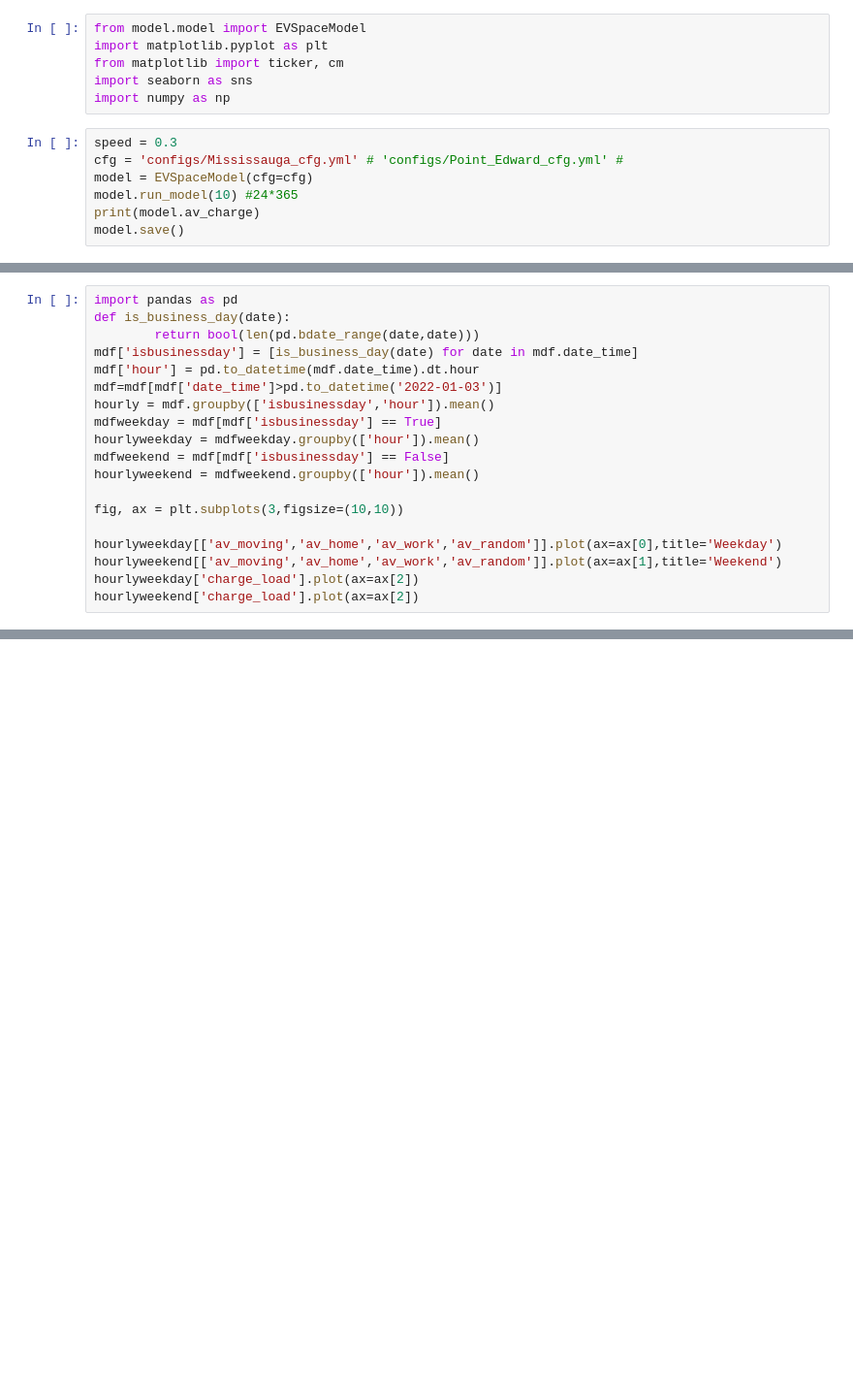
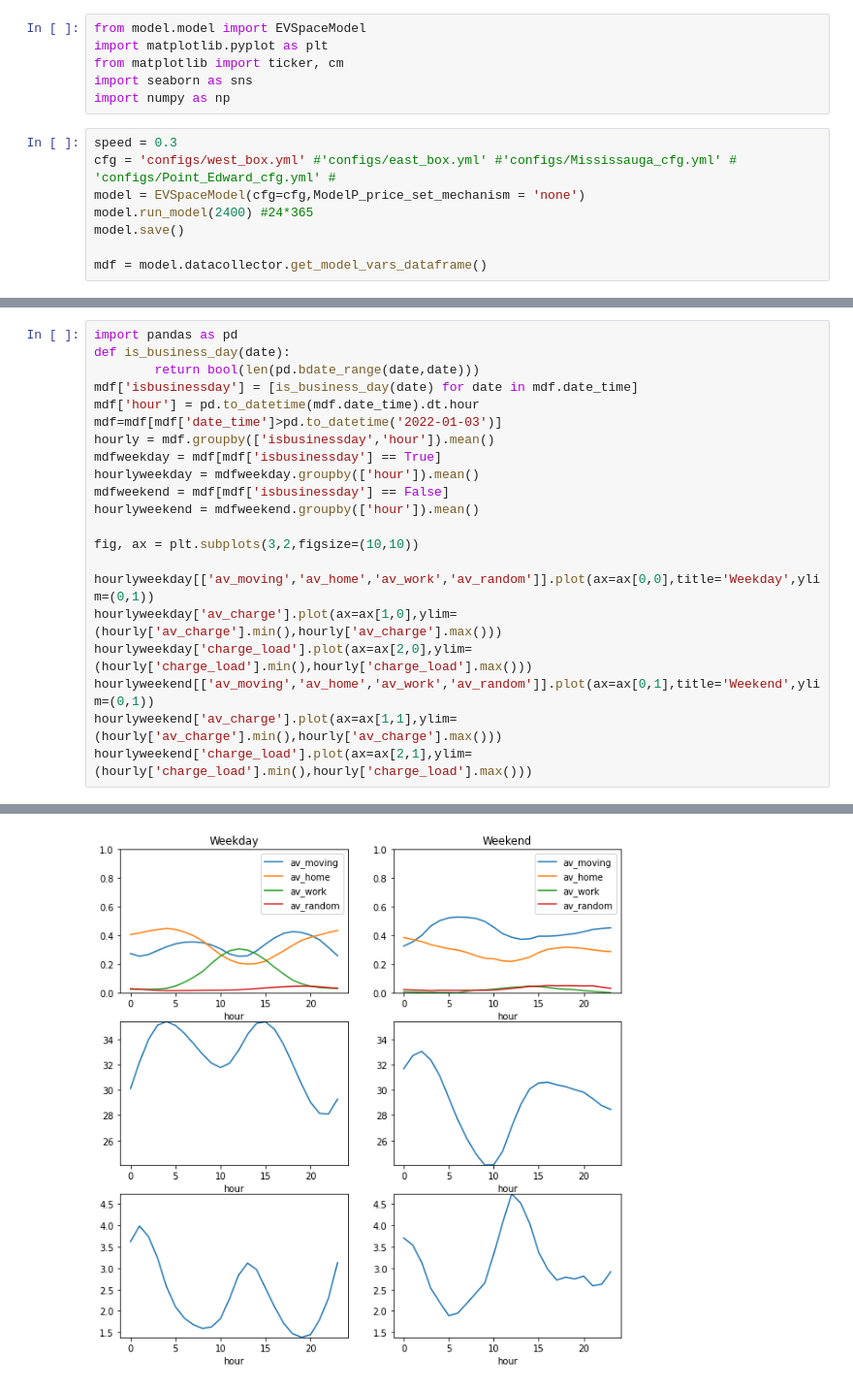
Before and after one commit to sm634/EVlution, a Jupyter notebook: EVs/local_run_nb.ipynb, the cells around one changed output, grey strips where cells are left out. Shown: that part at 97% size. Saved outputs shown, nothing was run; the diff lists cells and outputs as text; blank space fills up the shorter version.

```diff
--- a/EVs/local_run_nb.ipynb
+++ b/EVs/local_run_nb.ipynb
@@ -6,8 +6,9 @@ import seaborn as sns
 import numpy as np
 # %%
 speed = 0.3
-cfg = 'configs/Mississauga_cfg.yml' # 'configs/Point_Edward_cfg.yml' #
-model = EVSpaceModel(cfg=cfg)
-model.run_model(10) #24*365
-print(model.av_charge)
+cfg = 'configs/west_box.yml' #'configs/east_box.yml' #'configs/Mississauga_cfg.yml' # 'configs/Point_Edward_cfg.yml' #
+model = EVSpaceModel(cfg=cfg,ModelP_price_set_mechanism = 'none')
+model.run_model(2400) #24*365
 model.save()
+
+mdf = model.datacollector.get_model_vars_dataframe()
@@ -47,9 +46,12 @@ hourlyweekday = mdfweekday.groupby(['hour']).mean()
 mdfweekend = mdf[mdf['isbusinessday'] == False]
 hourlyweekend = mdfweekend.groupby(['hour']).mean()
 
-fig, ax = plt.subplots(3,figsize=(10,10))
+fig, ax = plt.subplots(3,2,figsize=(10,10))
 
-hourlyweekday[['av_moving','av_home','av_work','av_random']].plot(ax=ax[0],title='Weekday')
-hourlyweekend[['av_moving','av_home','av_work','av_random']].plot(ax=ax[1],title='Weekend')
-hourlyweekday['charge_load'].plot(ax=ax[2])
-hourlyweekend['charge_load'].plot(ax=ax[2])
+hourlyweekday[['av_moving','av_home','av_work','av_random']].plot(ax=ax[0,0],title='Weekday',ylim=(0,1))
+hourlyweekday['av_charge'].plot(ax=ax[1,0],ylim=(hourly['av_charge'].min(),hourly['av_charge'].max()))
+hourlyweekday['charge_load'].plot(ax=ax[2,0],ylim=(hourly['charge_load'].min(),hourly['charge_load'].max()))
+hourlyweekend[['av_moving','av_home','av_work','av_random']].plot(ax=ax[0,1],title='Weekend',ylim=(0,1))
+hourlyweekend['av_charge'].plot(ax=ax[1,1],ylim=(hourly['av_charge'].min(),hourly['av_charge'].max()))
+hourlyweekend['charge_load'].plot(ax=ax[2,1],ylim=(hourly['charge_load'].min(),hourly['charge_load'].max()))
+# %% [output]
@@ -55,0 +59 @@ hourlyweekend['charge_load'].plot(ax=ax[2])
+[figure, added]
```
Also changed, not shown: parts of 6 cells of this notebook, 8 other files.
